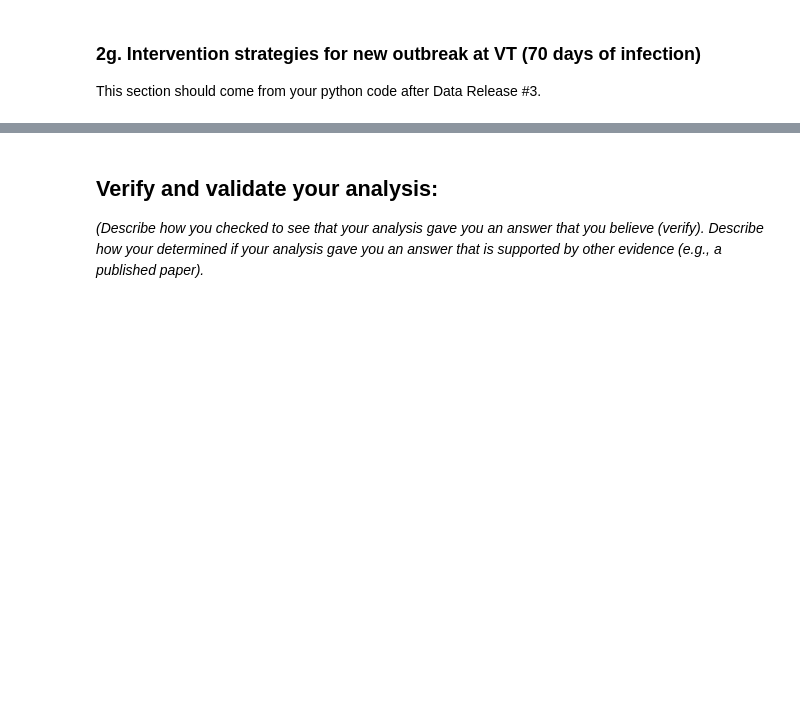
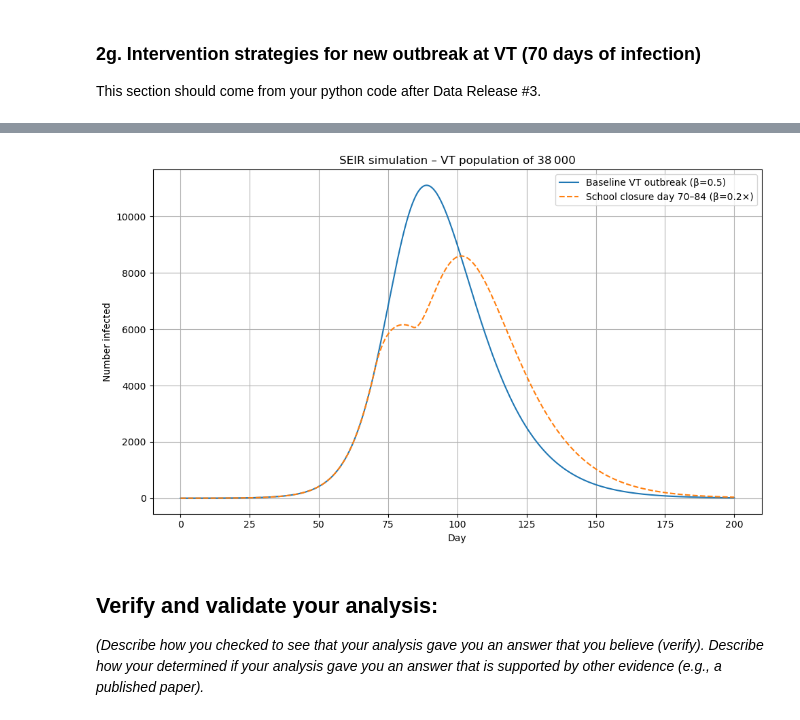
Before and after one commit to ctgrosso05/Module-2-Epidemics-SIR-Modeling, a Jupyter notebook: Notebook examples/Template_student_final_notebook.ipynb, the cells around one changed output, grey strips where cells are left out. Saved outputs shown, nothing was run; the diff lists cells and outputs as text; code cells hidden in the pictures; blank space fills up the shorter version.

```diff
--- a/Notebook examples/Template_student_final_notebook.ipynb
+++ b/Notebook examples/Template_student_final_notebook.ipynb
@@ -699,0 +1027,99 @@ plt.show()
+# %%
+#School Closures vs. Mask Mandate
+import numpy as np
+import matplotlib.pyplot as plt
+
+# ----------------------------------------------------------------------
+# model parameters (given)
+best_beta = 0.5
+best_sigma = 0.1
+best_gamma = 0.07777777777777778
+best_SSE = 104620.93458660078           # provided for reference
+
+# initial population
+S0 = 38000
+E0 = 0
+I0 = 1
+R0 = 0
+N = S0 + E0 + I0 + R0
+
+# time grid
+t_start = 0
+t_end = 200      # days
+dt = 0.1
+t = np.arange(t_start, t_end + dt, dt)
+
+# ----------------------------------------------------------------------
+def euler_seir(beta, sigma, gamma, S0, E0, I0, R0, timepoints, N):
+    """Forward‑Euler integrator for the SEIR equations."""
+    dt = timepoints[1] - timepoints[0]
+    S = [S0]
+    E = [E0]
+    I = [I0]
+    R = [R0]
+    for i in range(1, len(timepoints)):
+        dS = -beta * S[-1] * I[-1] / N
+        dE = beta * S[-1] * I[-1] / N - sigma * E[-1]
+        dI = sigma * E[-1] - gamma * I[-1]
+        dR = gamma * I[-1]
+
+        S.append(S[-1] + dt * dS)
+        E.append(E[-1] + dt * dE)
+        I.append(I[-1] + dt * dI)
+        R.append(R[-1] + dt * dR)
+    return np.array(S), np.array(E), np.array(I), np.array(R)
+
+# ----------------------------------------------------------------------
+# baseline outbreak (no intervention)
+S_base, E_base, I_base, R_base = euler_seir(
+    best_beta, best_sigma, best_gamma, S0, E0, I0, R0, t, N
+)
+peak_I_base = I_base.max()
+peak_day_base = t[np.argmax(I_base)]
+print(f"Baseline peak: {peak_I_base:.0f} infected on day {peak_day_base:.1f}")
+
+# ----------------------------------------------------------------------
+# intervention: 14‑day school closure starting day 70
+closure_start = 70
+closure_end   = closure_start + 14   # day 84
+
+# build β profile: normal before/after, 20% during closure
+beta_profile = np.ones_like(t) * best_beta
+mask = (t >= closure_start) & (t < closure_end)
+beta_profile[mask] *= 0.2   # only 20% of normal contacts
+
+# integrate with time‑varying β
+S_close = np.zeros_like(t)
+E_close = np.zeros_like(t)
+I_close = np.zeros_like(t)
+R_close = np.zeros_like(t)
+S_close[0], E_close[0], I_close[0], R_close[0] = S0, E0, I0, R0
+
+for i in range(1, len(t)):
+    b = beta_profile[i-1]
+    dS = -b * S_close[i-1] * I_close[i-1] / N
+    dE = b * S_close[i-1] * I_close[i-1] / N - best_sigma * E_close[i-1]
+    dI = best_sigma * E_close[i-1] - best_gamma * I_close[i-1]
+    dR = best_gamma * I_close[i-1]
+    S_close[i] = S_close[i-1] + dt * dS
+    E_close[i] = E_close[i-1] + dt * dE
+    I_close[i] = I_close[i-1] + dt * dI
+    R_close[i] = R_close[i-1] + dt * dR
+
+peak_I_close = I_close.max()
+peak_day_close = t[np.argmax(I_close)]
+print(f"With school closure: {peak_I_close:.0f} infected on day {peak_day_close:.1f}")
+
+# ----------------------------------------------------------------------
+# plotting
+plt.figure(figsize=(10, 6))
+plt.plot(t, I_base, label='Baseline VT outbreak (β=0.5)')
+plt.plot(t, I_close, '--', label='School closure day 70–84 (β=0.2×)')
+plt.xlabel('Day')
+plt.ylabel('Number infected')
+plt.title('SEIR simulation – VT population of 38 000')
+plt.legend()
+plt.grid(True)
+plt.tight_layout()
+plt.show()
+# %% [output]
@@ -700,3 +1128,4 @@ plt.show()
+[figure, added]
 # %% [markdown]
 ## Verify and validate your analysis:
 
```
Also changed, not shown: parts of 16 cells of this notebook, 1 other file.
